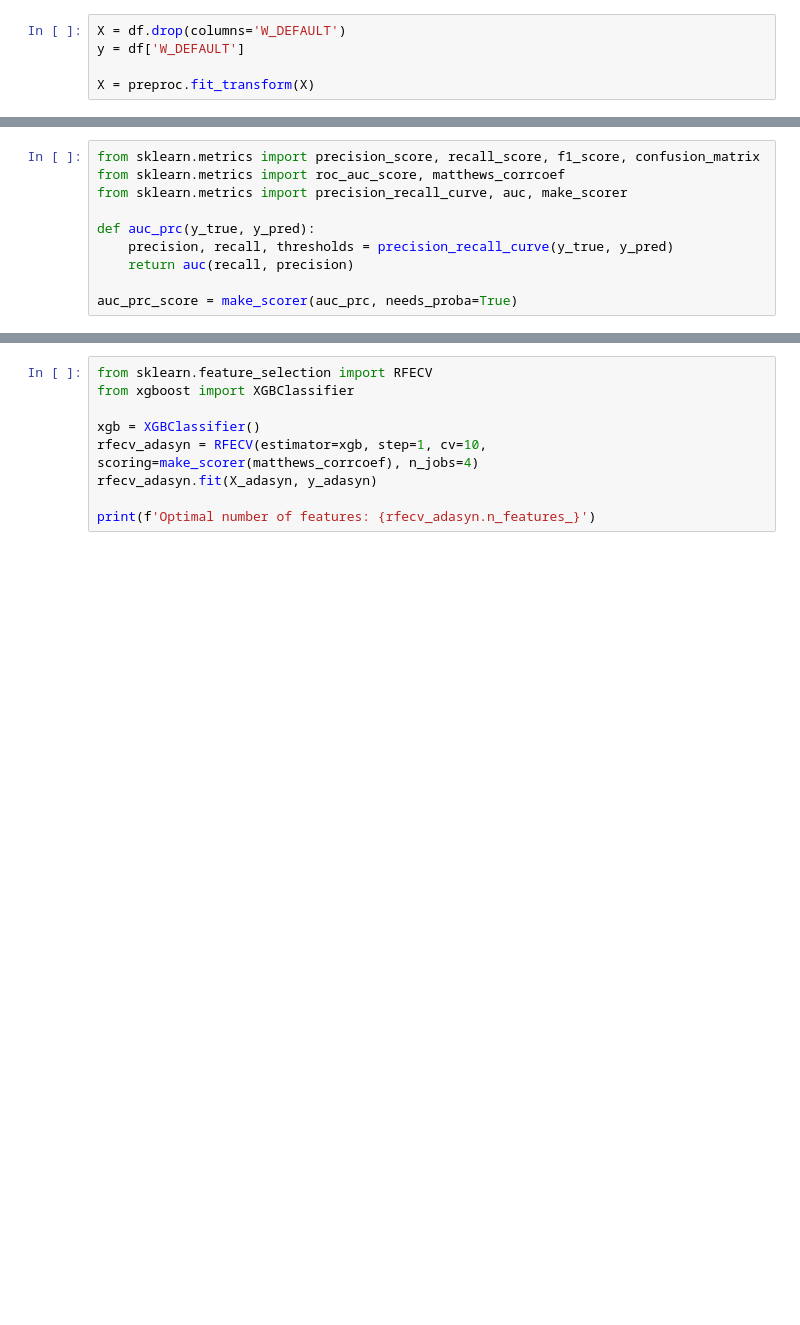
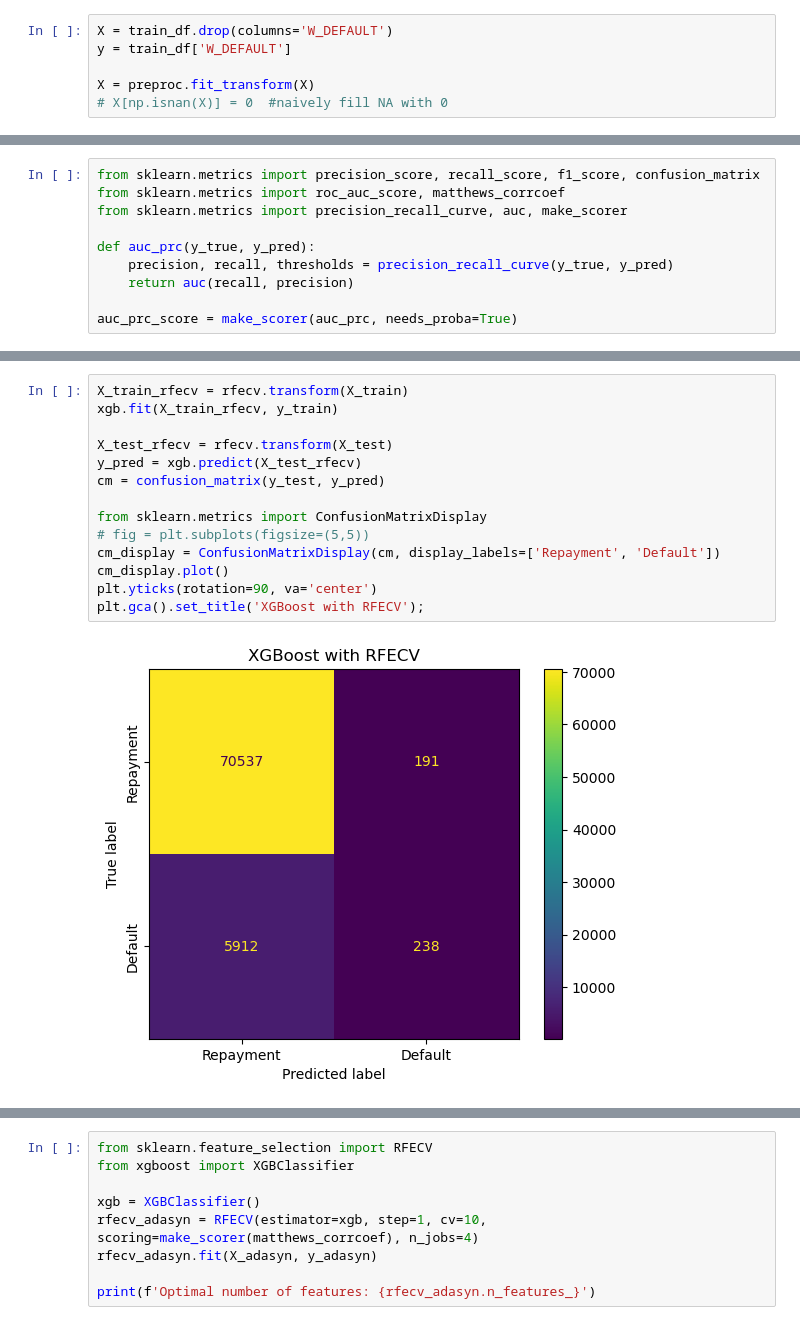
Before and after one commit to dev-dords/ML2_Project, a Jupyter notebook: rfecv.ipynb, the cells around one changed output, grey strips where cells are left out. Saved outputs shown, nothing was run; the diff lists cells and outputs as text; blank space fills up the shorter version.

```diff
--- a/rfecv.ipynb
+++ b/rfecv.ipynb
@@ -40,9 +45,10 @@ preproc = ColumnTransformer([
 ], remainder='passthrough')
 # %%
-X = df.drop(columns='W_DEFAULT')
-y = df['W_DEFAULT']
+X = train_df.drop(columns='W_DEFAULT')
+y = train_df['W_DEFAULT']
 
 X = preproc.fit_transform(X)
+# X[np.isnan(X)] = 0  #naively fill NA with 0
 # %%
 from sklearn.model_selection import train_test_split
 X_train, X_test, y_train, y_test = train_test_split(X, y)
@@ -62,0 +100,16 @@ auc_prc_score = make_scorer(auc_prc, needs_proba=True)
+# %%
+X_train_rfecv = rfecv.transform(X_train)
+xgb.fit(X_train_rfecv, y_train)
+
+X_test_rfecv = rfecv.transform(X_test)
+y_pred = xgb.predict(X_test_rfecv)
+cm = confusion_matrix(y_test, y_pred)
+
+from sklearn.metrics import ConfusionMatrixDisplay
+# fig = plt.subplots(figsize=(5,5))
+cm_display = ConfusionMatrixDisplay(cm, display_labels=['Repayment', 'Default'])
+cm_display.plot()
+plt.yticks(rotation=90, va='center')
+plt.gca().set_title('XGBoost with RFECV');
+# %% [output]
+[figure, added]
```
Also changed, not shown: parts of 14 cells of this notebook.
